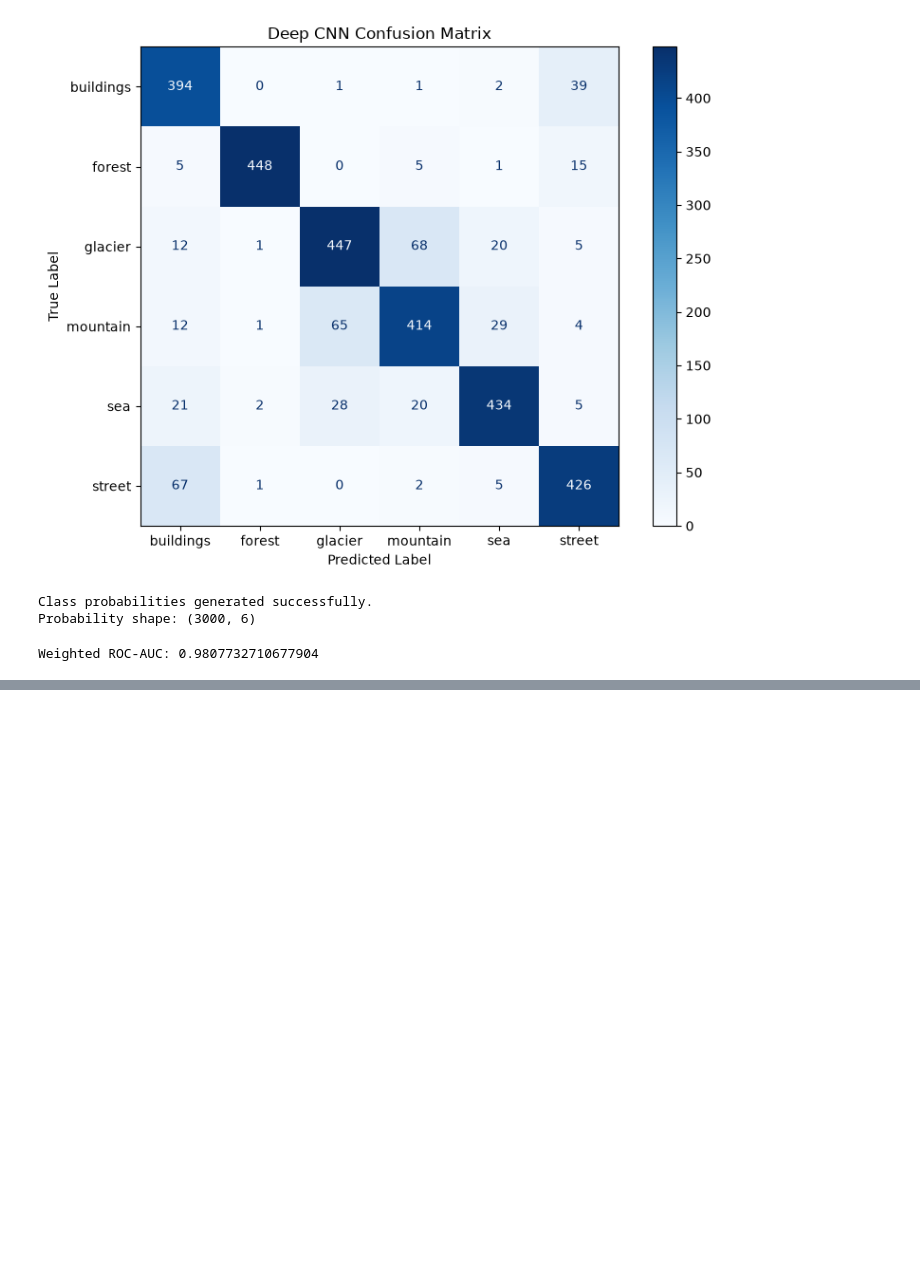
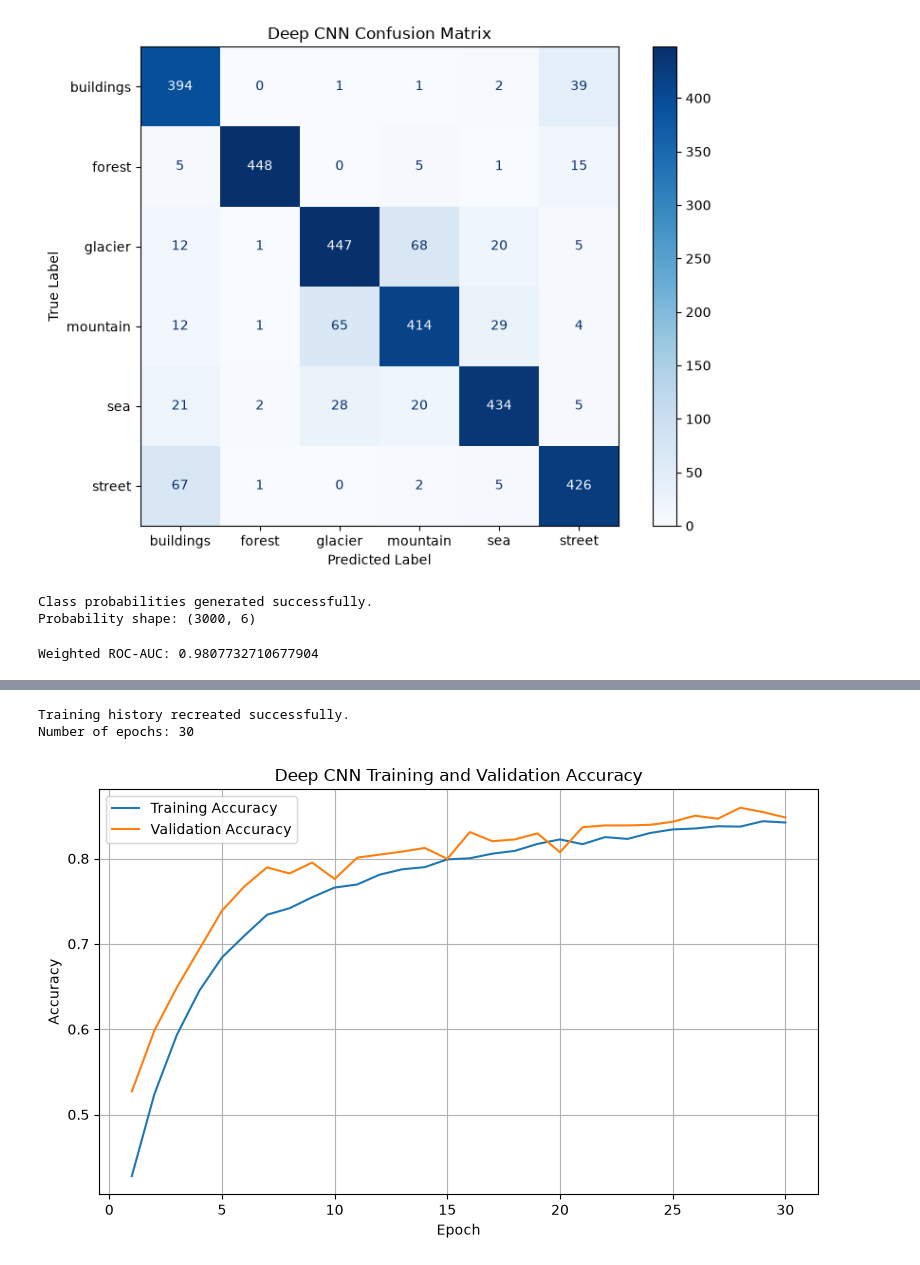
Before and after one commit to SenuraSudusinghe/deep-learning-image-classification, a Jupyter notebook: notebooks/deep_cnn.ipynb, the cells around one changed output, grey strips where cells are left out. Drawn from its saved outputs; the diff is of its cells as text; code cells hidden in the pictures; blank space fills up the shorter version.

Commit message:
Add Deep CNN training curves

```diff
--- a/notebooks/deep_cnn.ipynb
+++ b/notebooks/deep_cnn.ipynb
@@ -359,0 +384,67 @@ Weighted ROC-AUC: 0.9807732710677904
+# %%
+epochs = range(1, 31)
+
+train_accuracy = [
+    0.4279, 0.5239, 0.5935, 0.6453, 0.6841,
+    0.7097, 0.7341, 0.7418, 0.7546, 0.7660,
+    0.7696, 0.7811, 0.7874, 0.7899, 0.7990,
+    0.8003, 0.8057, 0.8090, 0.8171, 0.8224,
+    0.8168, 0.8251, 0.8230, 0.8299, 0.8341,
+    0.8352, 0.8378, 0.8374, 0.8437, 0.8422
+]
+
+val_accuracy = [
+    0.5271, 0.5984, 0.6491, 0.6940, 0.7389,
+    0.7675, 0.7896, 0.7825, 0.7953, 0.7760,
+    0.8010, 0.8046, 0.8081, 0.8124, 0.7996,
+    0.8310, 0.8203, 0.8224, 0.8295, 0.8074,
+    0.8367, 0.8388, 0.8388, 0.8395, 0.8431,
+    0.8502, 0.8466, 0.8595, 0.8545, 0.8481
+]
+
+train_loss = [
+    1.3254, 1.1447, 1.0288, 0.9210, 0.8420,
+    0.7867, 0.7450, 0.7156, 0.6757, 0.6558,
+    0.6443, 0.6191, 0.5992, 0.5882, 0.5672,
+    0.5493, 0.5468, 0.5314, 0.5210, 0.5089,
+    0.5093, 0.4943, 0.4947, 0.4778, 0.4613,
+    0.4595, 0.4586, 0.4454, 0.4439, 0.4338
+]
+
+val_loss = [
+    1.1153, 0.9828, 0.8913, 0.8075, 0.7200,
+    0.6374, 0.5942, 0.6212, 0.5657, 0.6634,
+    0.5578, 0.5728, 0.5434, 0.5485, 0.5962,
+    0.5039, 0.5329, 0.5062, 0.5227, 0.5435,
+    0.4742, 0.4648, 0.4585, 0.4668, 0.4352,
+    0.4645, 0.4494, 0.4212, 0.4252, 0.4419
+]
+
+print("Training history recreated successfully.")
+print("Number of epochs:", len(epochs))
+# %% [output]
+Training history recreated successfully.
+Number of epochs: 30
+# %%
+plt.figure(figsize=(8, 5))
+
+plt.plot(epochs, train_accuracy, label="Training Accuracy")
+plt.plot(epochs, val_accuracy, label="Validation Accuracy")
+
+plt.title("Deep CNN Training and Validation Accuracy")
+plt.xlabel("Epoch")
+plt.ylabel("Accuracy")
+plt.legend()
+plt.grid(True)
+
+plt.tight_layout()
+
+plt.savefig(
+    "../figures/deep_cnn_accuracy.png",
+    dpi=300,
+    bbox_inches="tight"
+)
+
+plt.show()
+# %% [output]
+[figure, added]
```
Also changed, not shown: parts of 2 cells of this notebook, 2 other files.
